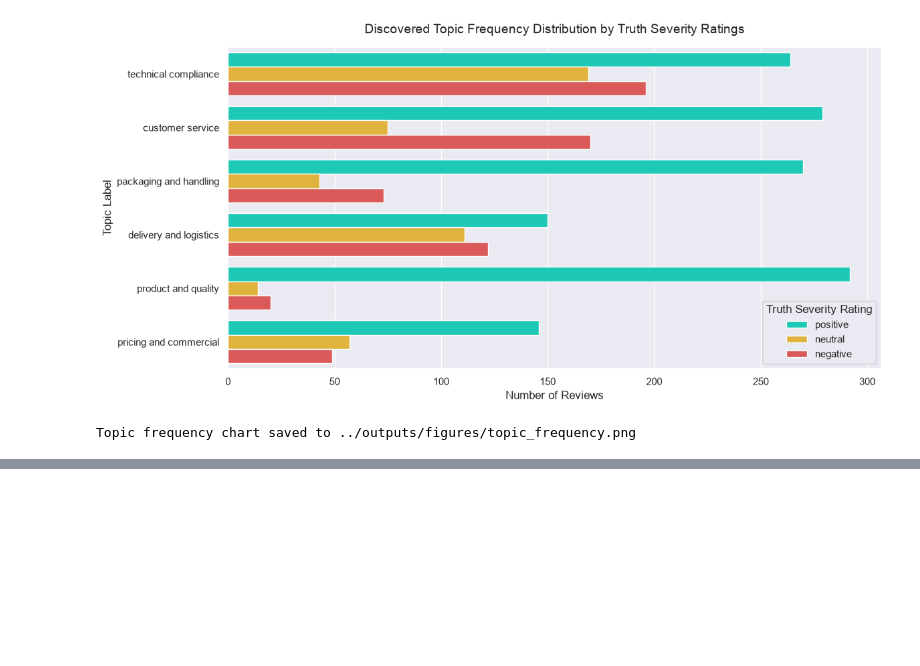
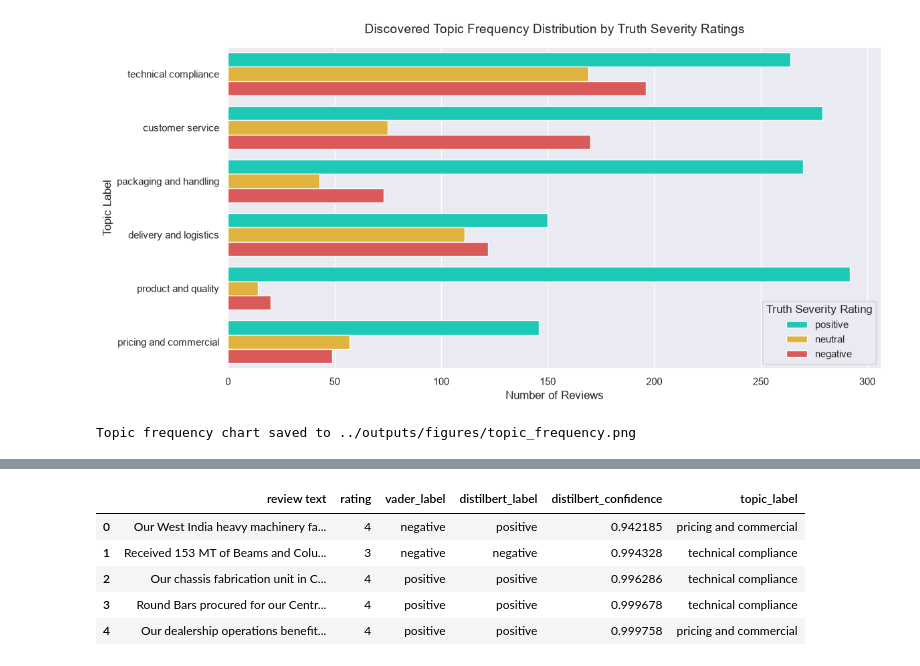
Before and after one commit to ali7540/nlp-quality-feedback-analyzer, a Jupyter notebook: notebooks/week3_topics_entities.ipynb, the cells around one changed output, grey strips where cells are left out. Cells and saved outputs as stored; diff of their text form; code cells hidden in the pictures; blank space fills up the shorter version.

```diff
--- a/notebooks/week3_topics_entities.ipynb
+++ b/notebooks/week3_topics_entities.ipynb
@@ -226,0 +257,9 @@ Topic frequency chart saved to ../outputs/figures/topic_frequency.png
+# %%
+df.head()
+# %% [output]
+|  | review text | rating | vader_label | distilbert_label | distilbert_confidence | topic_label |
+| 0 | Our West India heavy machinery fa... | 4 | negative | positive | 0.942185 | pricing and commercial |
+| 1 | Received 153 MT of Beams and Colu... | 3 | negative | negative | 0.994328 | technical compliance |
+| 2 | Our chassis fabrication unit in C... | 4 | positive | positive | 0.996286 | technical compliance |
+| 3 | Round Bars procured for our Centr... | 4 | positive | positive | 0.999678 | technical compliance |
+| 4 | Our dealership operations benefit... | 4 | positive | positive | 0.999758 | pricing and commercial |
```
Also changed, not shown: parts of 12 cells of this notebook, 9 other files.
